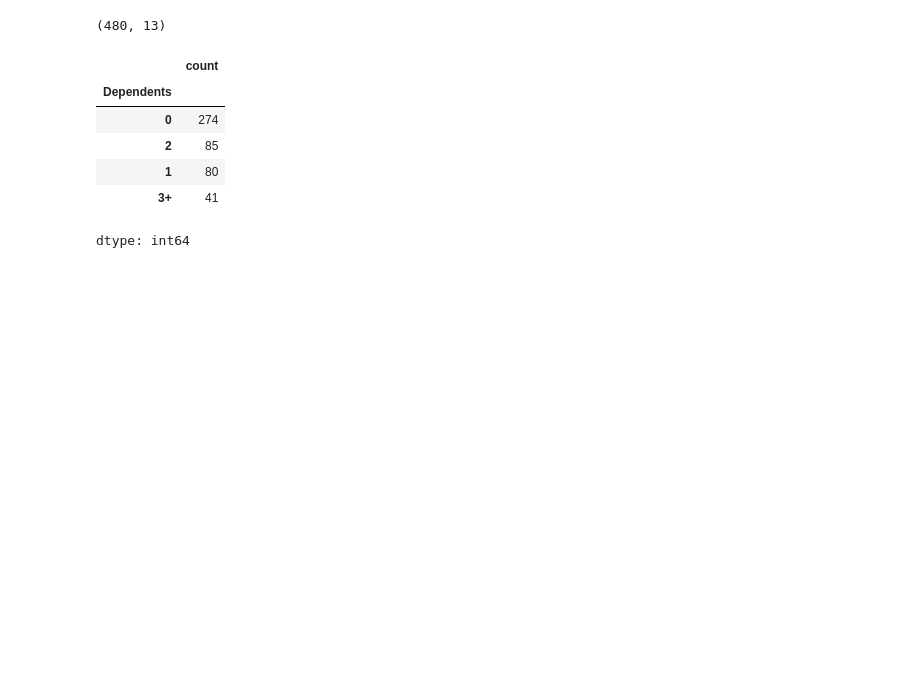
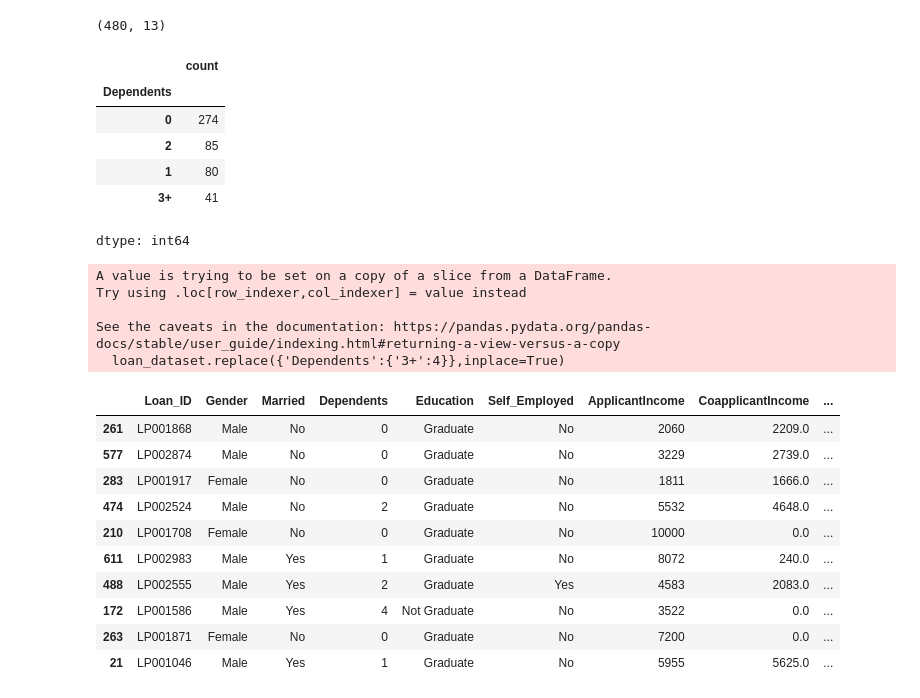
Before and after one commit to Ravravan/ML-projects, a Jupyter notebook: Loan_Status_Prediction.ipynb, the cells around one changed output. Saved outputs shown, nothing was run; the diff lists cells and outputs as text; code cells hidden in the pictures; blank space fills up the shorter version.

```diff
--- a/Loan_Status_Prediction.ipynb
+++ b/Loan_Status_Prediction.ipynb
@@ -108,3 +108,25 @@ loan_dataset['Dependents'].value_counts()
 | 1 | 80 |
 | 3+ | 41 |
 dtype: int64
+# %%
+loan_dataset.replace({'Dependents':{'3+':4}},inplace=True)
+# %% [output]
+A value is trying to be set on a copy of a slice from a DataFrame.
+Try using .loc[row_indexer,col_indexer] = value instead
+
+See the caveats in the documentation: https://pandas.pydata.org/pandas-docs/stable/user_guide/indexing.html#returning-a-view-versus-a-copy
+  loan_dataset.replace({'Dependents':{'3+':4}},inplace=True)
+# %%
+loan_dataset.sample(10)
+# %% [output]
+|  | Loan_ID | Gender | Married | Dependents | Education | Self_Employed | ApplicantIncome | CoapplicantIncome | ... |
+| 261 | LP001868 | Male | No | 0 | Graduate | No | 2060 | 2209.0 | ... |
+| 577 | LP002874 | Male | No | 0 | Graduate | No | 3229 | 2739.0 | ... |
+| 283 | LP001917 | Female | No | 0 | Graduate | No | 1811 | 1666.0 | ... |
+| 474 | LP002524 | Male | No | 2 | Graduate | No | 5532 | 4648.0 | ... |
+| 210 | LP001708 | Female | No | 0 | Graduate | No | 10000 | 0.0 | ... |
+| 611 | LP002983 | Male | Yes | 1 | Graduate | No | 8072 | 240.0 | ... |
+| 488 | LP002555 | Male | Yes | 2 | Graduate | Yes | 4583 | 2083.0 | ... |
+| 172 | LP001586 | Male | Yes | 4 | Not Graduate | No | 3522 | 0.0 | ... |
+| 263 | LP001871 | Female | No | 0 | Graduate | No | 7200 | 0.0 | ... |
+| 21 | LP001046 | Male | Yes | 1 | Graduate | No | 5955 | 5625.0 | ... |
```
Also changed, not shown: parts of 3 cells of this notebook.
